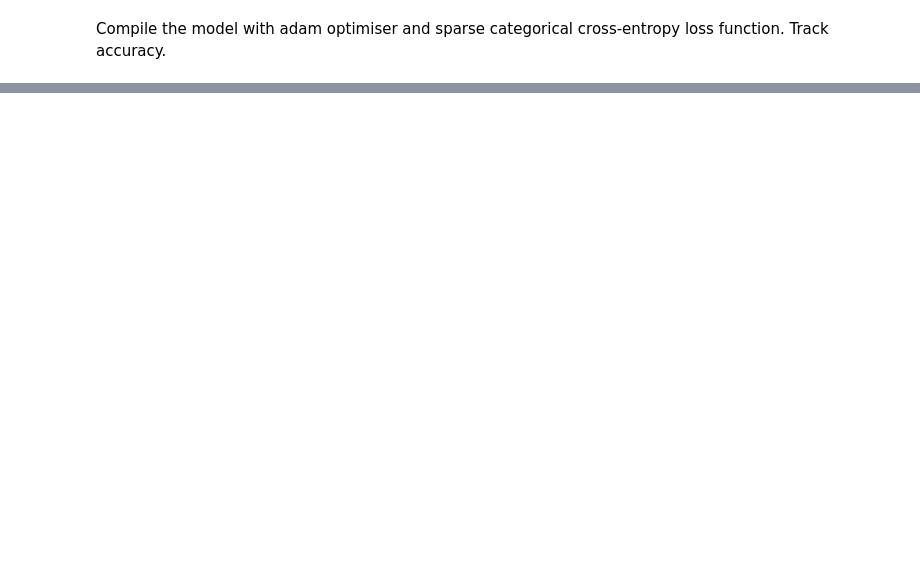
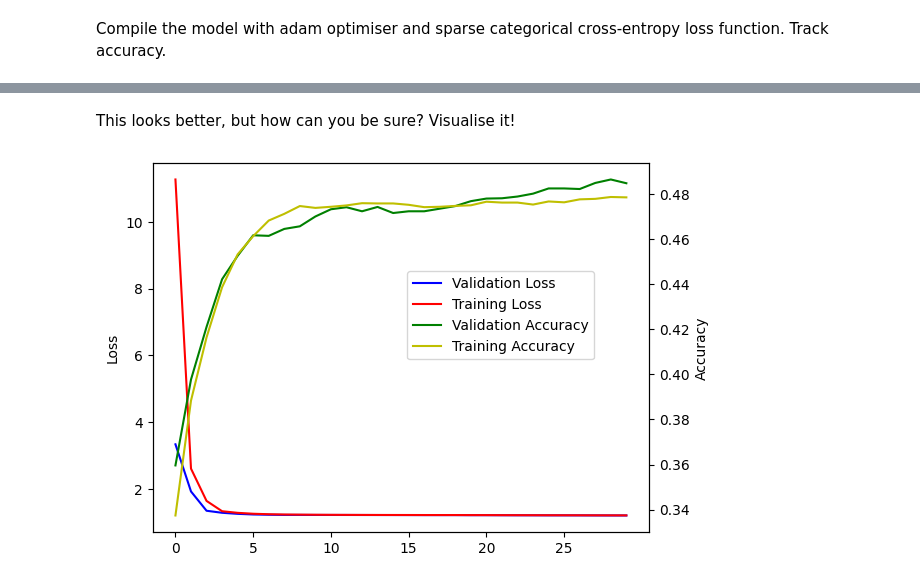
Before and after one commit to benko/ml-demo, a Jupyter notebook: code/wine-tflow.ipynb, the cells around one changed output, grey strips where cells are left out. Saved outputs shown, nothing was run; the diff lists cells and outputs as text; code cells hidden in the pictures; blank space fills up the shorter version.

```diff
--- a/code/wine-tflow.ipynb
+++ b/code/wine-tflow.ipynb
@@ -83,0 +97,20 @@ Epoch 1/10
+# %%
+import tensorflow as tf
+tf.random.set_seed(42);
+tf.keras.utils.set_random_seed(42);
+
+classifier_new = keras.Sequential([
+    layers.Input((11,)),
+    layers.Dense(128, activation="relu"),
+    layers.Dense(128, activation="relu"),
+    layers.Dense(10, activation="softmax")
+])
+
+classifier_new.compile(optimizer=keras.optimizers.Adam(learning_rate=0.0001),
+                   loss="sparse_categorical_crossentropy",
+                   metrics=["accuracy"])
+
+epochs_new = 30
+history_new = classifier_new.fit(x_train, y_train,
+                         epochs=epochs_new, batch_size=500,
+                         validation_split=0.3)
@@ -83,0 +135,29 @@ Epoch 1/10
+# %% [markdown]
+This looks better, but how can you be sure? Visualise it!
+# %%
+import matplotlib.pyplot as plt
+
+val_loss = history_new.history["val_loss"]
+trn_loss = history_new.history["loss"]
+val_accuracy = history_new.history["val_accuracy"]
+trn_accuracy = history_new.history["accuracy"]
+
+fig, loss = plt.subplots()
+loss.plot(range(0, epochs_new), val_loss, "b-", label="Validation Loss")
+loss.plot(range(0, epochs_new), trn_loss, "r-", label="Training Loss")
+loss.set_ylabel("Loss")
+h1, l1 = loss.get_legend_handles_labels()
+
+accr = loss.twinx()
+accr.plot(range(0, epochs_new), val_accuracy, "g", label="Validation Accuracy")
+accr.plot(range(0, epochs_new), trn_accuracy, "y", label="Training Accuracy")
+accr.set_ylabel("Accuracy")
+h2, l2 = accr.get_legend_handles_labels()
+
+fig.legend(h1 + h2, l1 + l2, loc=(0.5, 0.5))
+
+plt.xlabel("Epochs")
+plt.xticks(range(0, epochs_new, 5))
+plt.show()
+# %% [output]
+[figure, added]
```
Also changed, not shown: parts of 9 cells of this notebook.
